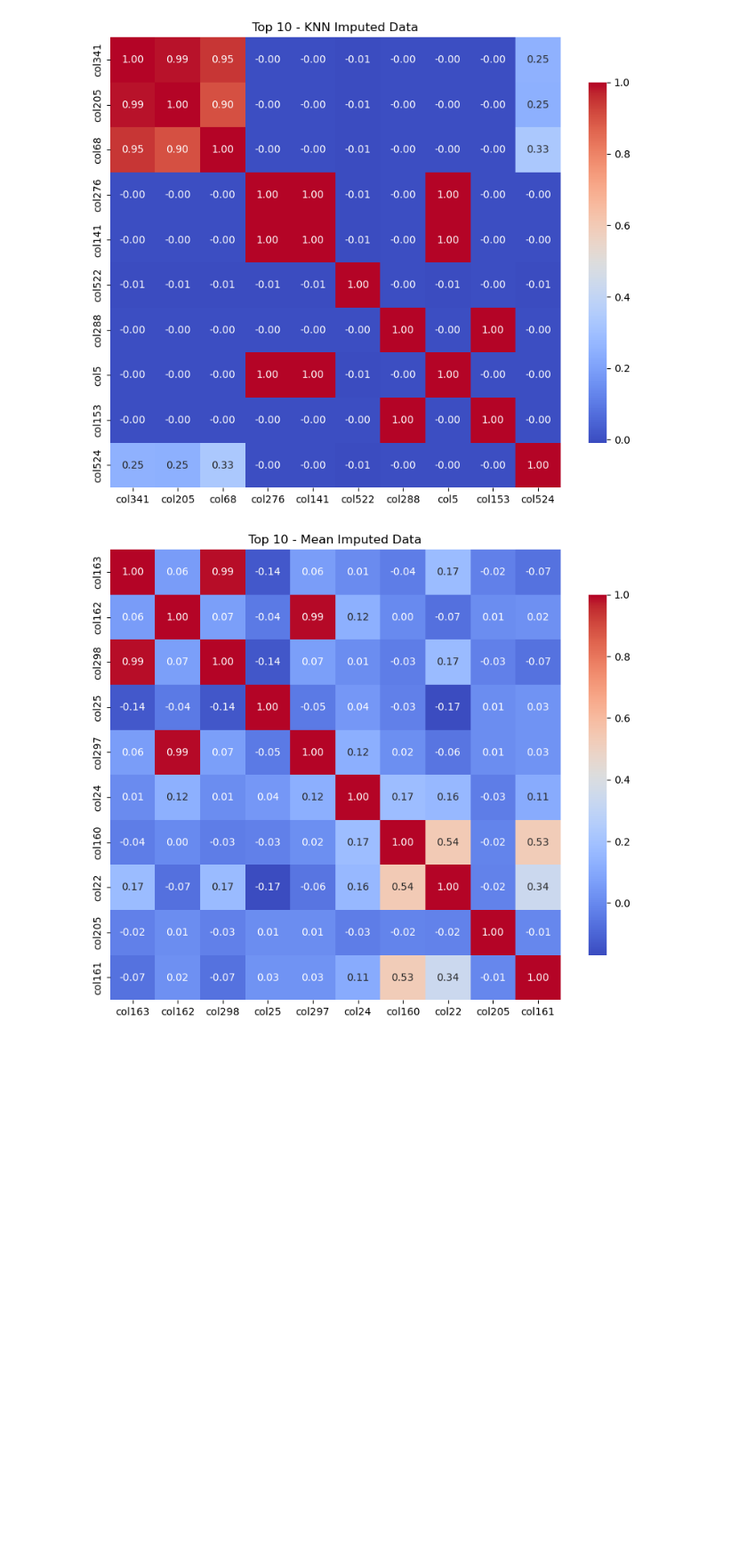
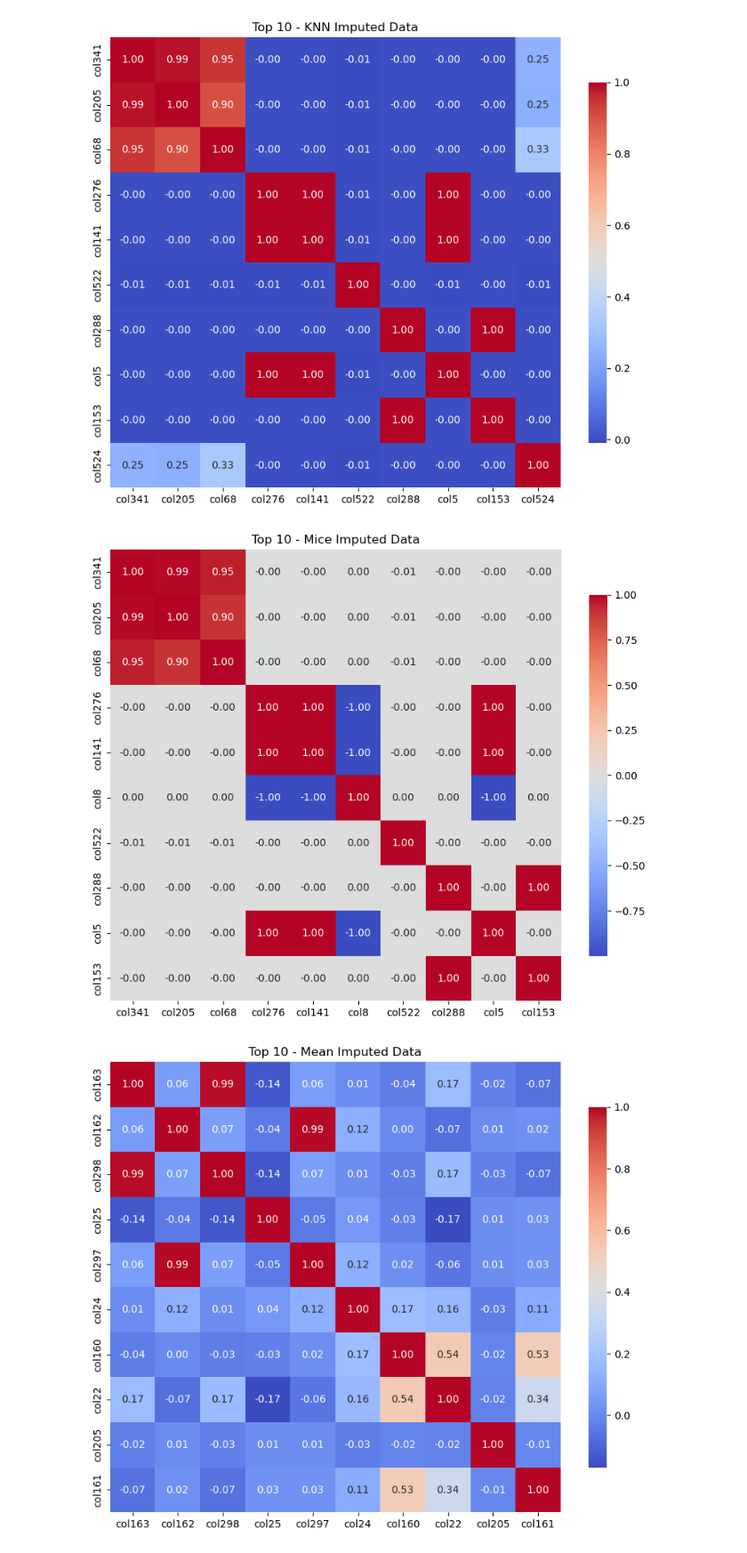
Before and after one commit to hugo-am/SECOM_HTWG2, a Jupyter notebook: SECOM Base.ipynb, the cells around one changed output. Shown at 89% size. Cells and saved outputs as stored; diff of their text form; code cells hidden in the pictures; blank space fills up the shorter version.

```diff
--- a/SECOM Base.ipynb
+++ b/SECOM Base.ipynb
@@ -736,21 +741,21 @@ knn_imputer_w_outliers = KNNImputer(n_neighbors=5)
 knn_imputed_w_outliers = pd.DataFrame(knn_imputer_w_outliers.fit_transform(train_data_scaled), columns=train_data_scaled.columns)
 
 # MICE Imputation (Iterative Imputer from sklearn)
-#mice_imputer_w_outliers = IterativeImputer(max_iter=5, random_state=500)
-#mice_imputed_w_outliers = pd.DataFrame(mice_imputer_w_outliers.fit_transform(train_data_scaled), columns=train_data_scaled.columns)
+mice_imputer_w_outliers = IterativeImputer(max_iter=5, random_state=500)
+mice_imputed_w_outliers = pd.DataFrame(mice_imputer_w_outliers.fit_transform(train_data_scaled), columns=train_data_scaled.columns)
 
 #calculate variance for each imputed dataset. this is the mean but Tilo demonstrated it for each column.
 var_original_w_outliers = train_data_scaled.var().sum()
 var_mean_w_outliers = mean_imputed_w_outliers.var().sum()
 var_knn_w_outliers = knn_imputed_w_outliers.var().sum()
-#var_mice_w_outliers = mice_imputed_w_outliers.var().sum()
+var_mice_w_outliers = mice_imputed_w_outliers.var().sum()
 
 # Print SSD results. KNN has the closest variance to the original data, followed by MICE, then mean imputation.
 print("\nVariances:")
 print(f"Original Data: {var_original_w_outliers}")
 print(f"Mean Imputation: {var_mean_w_outliers}")
 print(f"KNN Imputation: {var_knn_w_outliers}")
-#print(f"MICE Imputation: {var_mice_w_outliers}")
+print(f"MICE Imputation: {var_mice_w_outliers}")
 # %% [output]
 Variances:
 Original Data: 117614851.86258921
@@ -796,20 +802,24 @@ plt.show()
 [figure]
 # %%
 #calculate standard deviation for each imputed dataset
-#std_train_data_mice = mice_imputed_w_outliers.std().mean()
+std_train_data_mice = mice_imputed_w_outliers.std().mean()
 
 
 #show a correlation heatmap of highest 10 standard deviation columns, correlated with each other
-# Select the top 10 columns with the highest standard deviation
-#top_10_std_columns_train_data_mice = mice_imputed_w_outliers.std().nlargest(10).index
-#top_10_std_data_train_data_mice = mice_imputed_w_outliers[top_10_std_columns_train_data_mice]
+#Select the top 10 columns with the highest standard deviation
+top_10_std_columns_train_data_mice = mice_imputed_w_outliers.std().nlargest(10).index
+top_10_std_data_train_data_mice = mice_imputed_w_outliers[top_10_std_columns_train_data_mice]
+
 # Calculate the correlation matrix
-#correlation_matrix_train_data_mice = top_10_std_data_train_data_mice.corr()
+correlation_matrix_train_data_mice = top_10_std_data_train_data_mice.corr()
+
 # Plot the heatmap
-#plt.figure(figsize=(10, 8))
-#sns.heatmap(correlation_matrix_train_data_mice, annot=True, cmap='coolwarm', fmt=".2f", square=True, cbar_kws={"shrink": .8})
-#plt.title("Top 10 - Mice Imputed Data")
-#plt.show()
+plt.figure(figsize=(10, 8))
+sns.heatmap(correlation_matrix_train_data_mice, annot=True, cmap='coolwarm', fmt=".2f", square=True, cbar_kws={"shrink": .8})
+plt.title("Top 10 - Mice Imputed Data")
+plt.show()
+# %% [output]
+[figure, added]
 # %%
 #calculate standard deviation for each imputed dataset
 std_train_data_mean = mean_imputed_w_outliers.std().mean()
```
Also changed, not shown: parts of 26 cells of this notebook.
